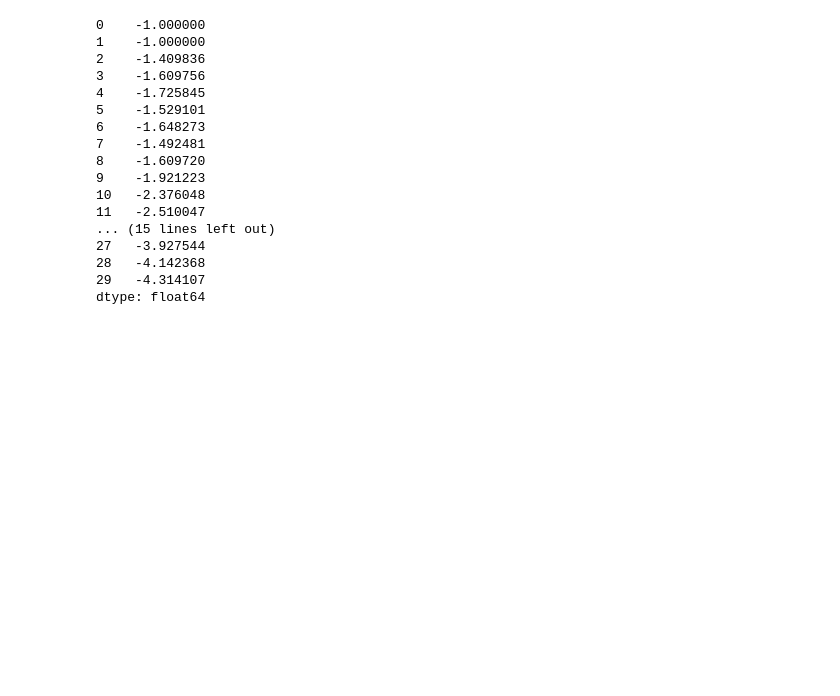
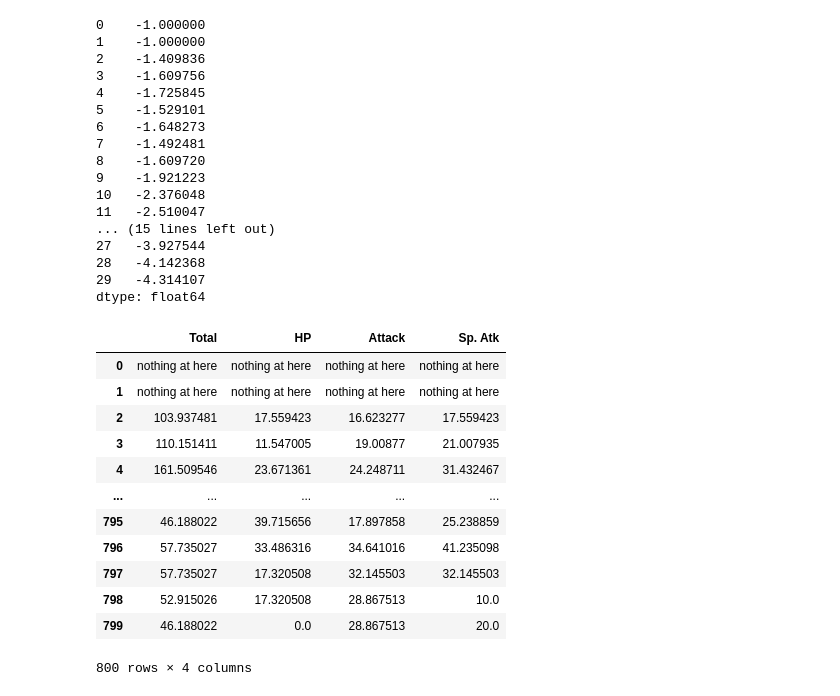
Before and after one commit to aliceSmartCastle/python-pandas-tutorial, a Jupyter notebook: basic_pandas.ipynb, the cells around one changed output. Cells and saved outputs as stored; diff of their text form; code cells hidden in the pictures; blank space fills up the shorter version.

```diff
--- a/basic_pandas.ipynb
+++ b/basic_pandas.ipynb
@@ -546,8 +546,11 @@ Day 20    False
 Day 21    False
 dtype: bool
 # %%
-def replace_data(data:pd.DataFrame,index_columns:list,replace_text:dict):
+def replace_data(data:pd.DataFrame,index_columns:list,replace_text:any):
+        if type(replace_text)==type({}):
           return data[index_columns].replace(replace_text)
+        else:
+              return data[index_columns].replace(replace_text)
 # %%
 
 replace_dicta={"Freshman":"F","Senior":"S"}
@@ -836,12 +839,15 @@ sorting_data(data=learn_pd_data,index_columns=[learn_pd_data.columns[1],learn_pd
 | 120 | Sophomore | 0:03:32 | 147.8 | 34.0 |
 200 rows × 4 columns
 # %%
-def apply_data(data:pd.DataFrame|None,index_columns:list|pd.DataFrame,value,other_value=None,method:str|None=None): #value is anonymity function
+def apply_data(data:pd.DataFrame|None,index_columns:list|pd.DataFrame|None,value,other_value=None,method:str|None=None): #value is anonymity function
     match method:
      case _:
       if   data is  not None:
-       return data[index_columns].apply(value)
-      else :return index_columns.apply(value,other_value)
+        return data[index_columns].apply(value)
+      elif data is not None and index_columns is None:
+        return data.expanding().apply(value)
+      else :
+        return index_columns.apply(value,other_value)
 # %%
 apply_data(data=learn_pd_data,index_columns=[learn_pd_data.columns[4],learn_pd_data.columns[5]],
            value=lambda x:x.mean(),method=None)
@@ -891,10 +897,10 @@ apply_data(data=magic_land,index_columns=[magic_land_colums[2]],value=lambda x :
 Temperature    298.63
 dtype: float64
 # %%
-def rolling_apply_data(data:pd.DataFrame,index_columns:list,window:int,func:any,method:str|None,other:pd.Series|None,value:int|None):
+def rolling_apply_data(data:pd.DataFrame,index_columns:list|None,window:int,func:any,method:str|None=None,other:pd.Series|None=None,value:int|None=None):
   if window>0:
     if method is not None:
-     match method:
+      match method:
        case 'cov':
           return data[index_columns].rolling(window).cov(data[other])
        case'corr':
@@ -905,7 +911,7 @@ def rolling_apply_data(data:pd.DataFrame,index_columns:list,window:int,func:any,
         return data[index_columns].diff(value)
        case 'pct':
         return data[index_columns].pct_change()
-       case _:...
+       case 'exponential':return data.rolling(window).apply(func)
     else:
      return data[index_columns].rolling(window).apply(func)
   else:print("window is not negative")
@@ -1122,3 +1128,20 @@ s.ewm(alpha=0.2).mean()
 28   -4.142368
 29   -4.314107
 dtype: float64
+# %%
+a=rolling_apply_data(data=pokemon,index_columns=[pokemon.columns[4],pokemon.columns[5],pokemon.columns[6],pokemon.columns[8]],window=3,func=lambda x:x.std(),method=None,other=None,value=None)
+replace_data(data=a,index_columns=[a.columns[0],a.columns[1],a.columns[2],a.columns[3]],replace_text={np.nan:'nothing at here'})
+# %% [output]
+|  | Total | HP | Attack | Sp. Atk |
+| 0 | nothing at here | nothing at here | nothing at here | nothing at here |
+| 1 | nothing at here | nothing at here | nothing at here | nothing at here |
+| 2 | 103.937481 | 17.559423 | 16.623277 | 17.559423 |
+| 3 | 110.151411 | 11.547005 | 19.00877 | 21.007935 |
+| 4 | 161.509546 | 23.671361 | 24.248711 | 31.432467 |
+| ... | ... | ... | ... | ... |
+| 795 | 46.188022 | 39.715656 | 17.897858 | 25.238859 |
+| 796 | 57.735027 | 33.486316 | 34.641016 | 41.235098 |
+| 797 | 57.735027 | 17.320508 | 32.145503 | 32.145503 |
+| 798 | 52.915026 | 17.320508 | 28.867513 | 10.0 |
+| 799 | 46.188022 | 0.0 | 28.867513 | 20.0 |
+800 rows × 4 columns
```
Also changed, not shown: parts of 3 cells of this notebook.
